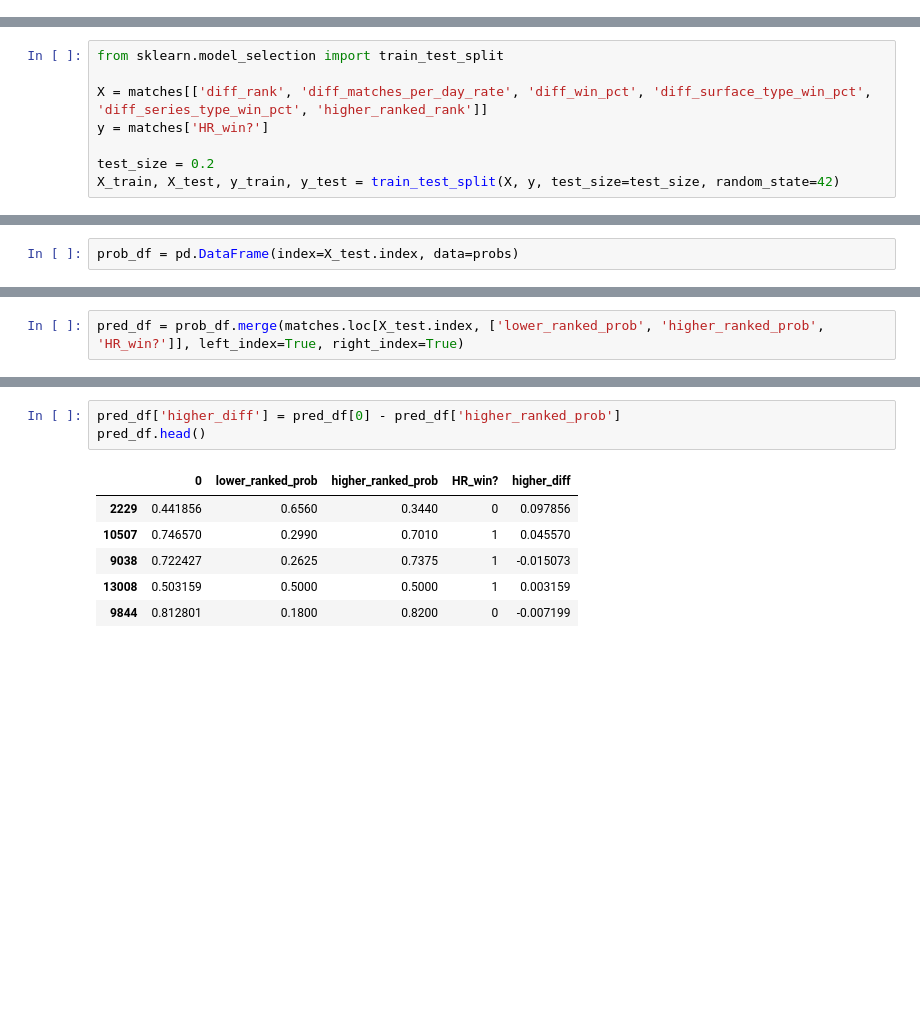
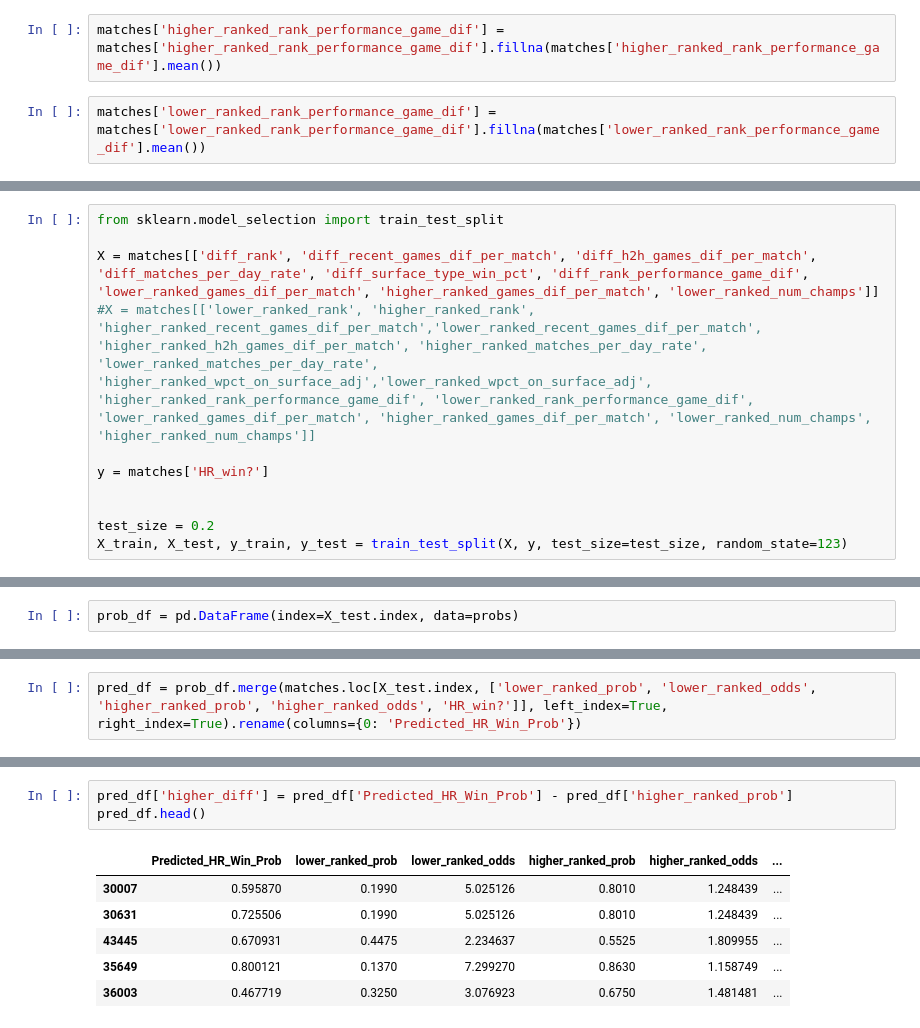
Before and after one commit to rielaben/Tennis_Modeling, a Jupyter notebook: train_test_model.ipynb, the cells around one changed output, grey strips where cells are left out. Drawn from its saved outputs; the diff is of its cells as text; blank space fills up the shorter version.

```diff
--- a/train_test_model.ipynb
+++ b/train_test_model.ipynb
@@ -37,0 +72,4 @@ matches['diff_surface_type_win_pct'] = matches['higher_ranked_wpct_on_surface_ad
+# %%
+matches['higher_ranked_rank_performance_game_dif'] = matches['higher_ranked_rank_performance_game_dif'].fillna(matches['higher_ranked_rank_performance_game_dif'].mean())
+# %%
+matches['lower_ranked_rank_performance_game_dif'] = matches['lower_ranked_rank_performance_game_dif'].fillna(matches['lower_ranked_rank_performance_game_dif'].mean())
@@ -38,11 +106,14 @@ matches['diff_surface_type_win_pct'] = matches['higher_ranked_wpct_on_surface_ad
 # %%
 from sklearn.model_selection import train_test_split
 
-X = matches[['diff_rank', 'diff_matches_per_day_rate', 'diff_win_pct', 'diff_surface_type_win_pct', 'diff_series_type_win_pct', 'higher_ranked_rank']]
+X = matches[['diff_rank', 'diff_recent_games_dif_per_match', 'diff_h2h_games_dif_per_match', 'diff_matches_per_day_rate', 'diff_surface_type_win_pct', 'diff_rank_performance_game_dif', 'lower_ranked_games_dif_per_match', 'higher_ranked_games_dif_per_match', 'lower_ranked_num_champs']]
+#X = matches[['lower_ranked_rank', 'higher_ranked_rank', 'higher_ranked_recent_games_dif_per_match','lower_ranked_recent_games_dif_per_match', 'higher_ranked_h2h_games_dif_per_match', 'higher_ranked_matches_per_day_rate', 'lower_ranked_matches_per_day_rate', 'higher_ranked_wpct_on_surface_adj','lower_ranked_wpct_on_surface_adj', 'higher_ranked_rank_performance_game_dif', 'lower_ranked_rank_performance_game_dif', 'lower_ranked_games_dif_per_match', 'higher_ranked_games_dif_per_match', 'lower_ranked_num_champs', 'higher_ranked_num_champs']]
+
 y = matches['HR_win?']
 
+
 test_size = 0.2
-X_train, X_test, y_train, y_test = train_test_split(X, y, test_size=test_size, random_state=42)
+X_train, X_test, y_train, y_test = train_test_split(X, y, test_size=test_size, random_state=123)
 # %%
 import statsmodels.api as sm
 lr = sm.Logit(y_train, X_train).fit()
@@ -75,5 +165,5 @@ prob_df = pd.DataFrame(index=X_test.index, data=probs)
 # %%
-pred_df = prob_df.merge(matches.loc[X_test.index, ['lower_ranked_prob', 'higher_ranked_prob', 'HR_win?']], left_index=True, right_index=True)
+pred_df = prob_df.merge(matches.loc[X_test.index, ['lower_ranked_prob', 'lower_ranked_odds', 'higher_ranked_prob', 'higher_ranked_odds', 'HR_win?']], left_index=True, right_index=True).rename(columns={0: 'Predicted_HR_Win_Prob'})
 # %%
 pred_df.head()
 # %% [output]
@@ -86,13 +176,13 @@ pred_df.head()
 # %%
-pred_df['higher_diff'] = pred_df[0] - pred_df['higher_ranked_prob']
+pred_df['higher_diff'] = pred_df['Predicted_HR_Win_Prob'] - pred_df['higher_ranked_prob']
 pred_df.head()
 # %% [output]
-|  | 0 | lower_ranked_prob | higher_ranked_prob | HR_win? | higher_diff |
-| 2229 | 0.441856 | 0.6560 | 0.3440 | 0 | 0.097856 |
-| 10507 | 0.746570 | 0.2990 | 0.7010 | 1 | 0.045570 |
-| 9038 | 0.722427 | 0.2625 | 0.7375 | 1 | -0.015073 |
-| 13008 | 0.503159 | 0.5000 | 0.5000 | 1 | 0.003159 |
-| 9844 | 0.812801 | 0.1800 | 0.8200 | 0 | -0.007199 |
+|  | Predicted_HR_Win_Prob | lower_ranked_prob | lower_ranked_odds | higher_ranked_prob | higher_ranked_odds | ... |
+| 30007 | 0.595870 | 0.1990 | 5.025126 | 0.8010 | 1.248439 | ... |
+| 30631 | 0.725506 | 0.1990 | 5.025126 | 0.8010 | 1.248439 | ... |
+| 43445 | 0.670931 | 0.4475 | 2.234637 | 0.5525 | 1.809955 | ... |
+| 35649 | 0.800121 | 0.1370 | 7.299270 | 0.8630 | 1.158749 | ... |
+| 36003 | 0.467719 | 0.3250 | 3.076923 | 0.6750 | 1.481481 | ... |
 # %%
 pred_df['bet'] = (pred_df['higher_diff'] > .05) | (pred_df['higher_diff'] < -.05)
 pred_df.sample(5)
```
Also changed, not shown: parts of 33 cells of this notebook.
